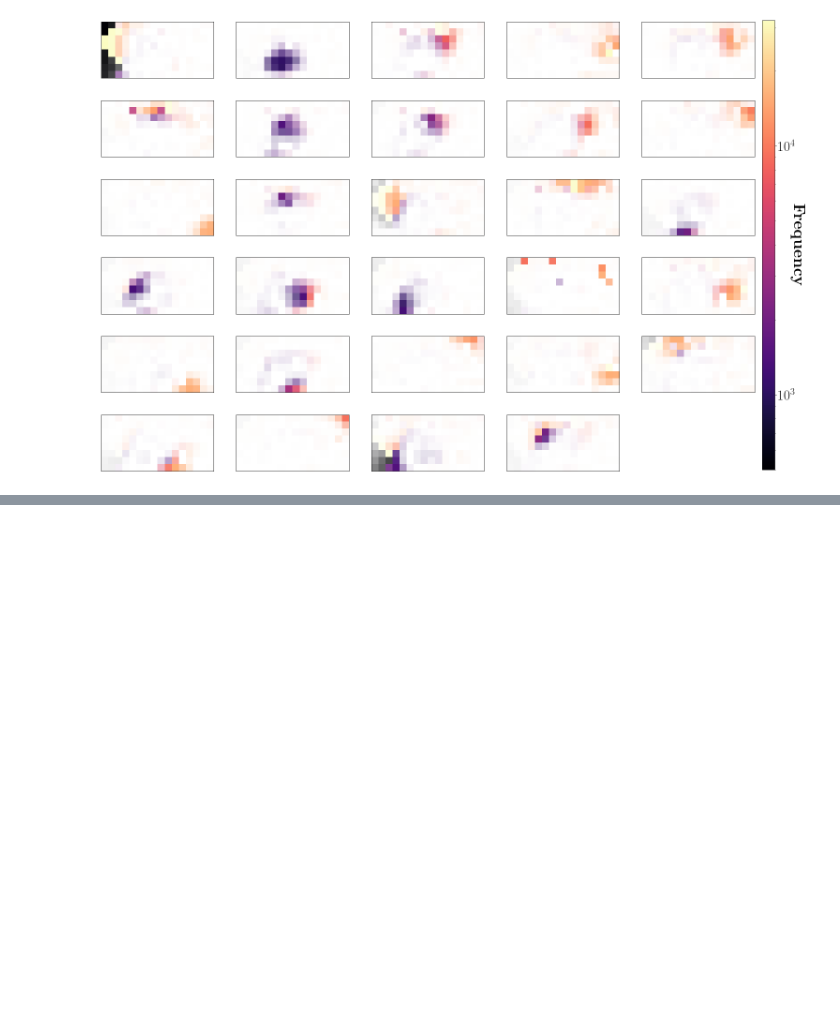
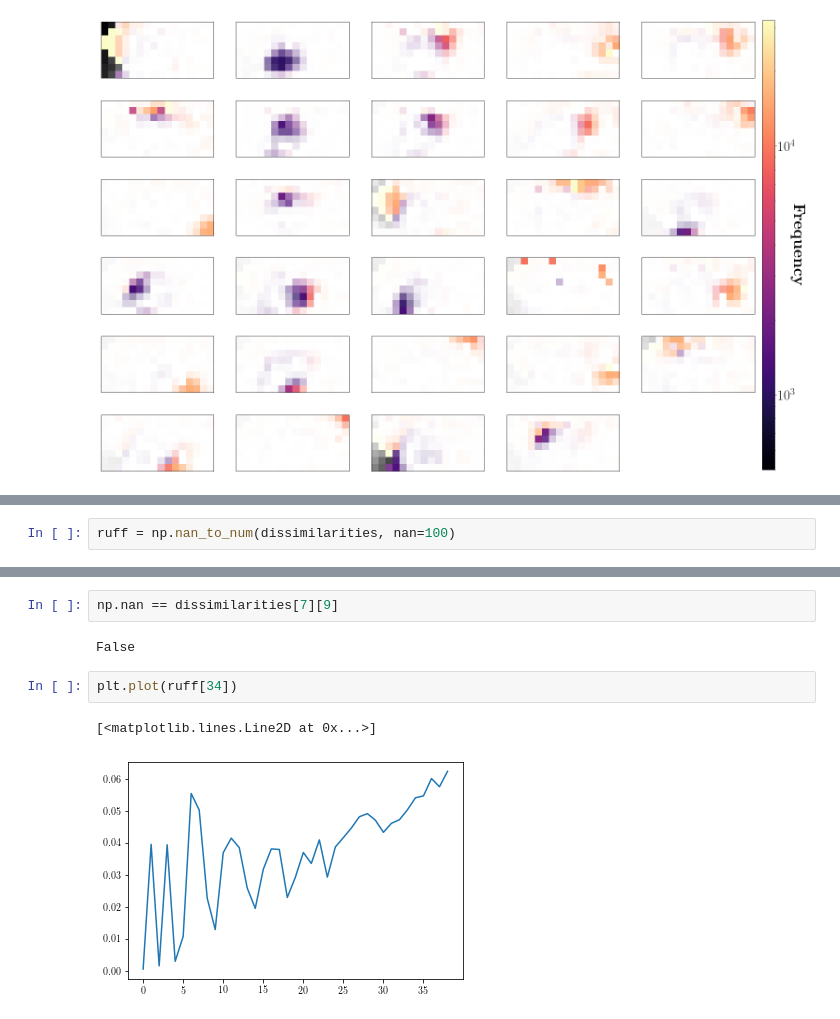
Before and after one commit to BouchardLab/neuroinference, a Jupyter notebook: notebooks/dimensionality_reduction/nmf_analysis.ipynb, the cells around one changed output, grey strips where cells are left out. Drawn from its saved outputs; the diff is of its cells as text; blank space fills up the shorter version.

```diff
--- a/notebooks/dimensionality_reduction/nmf_analysis.ipynb
+++ b/notebooks/dimensionality_reduction/nmf_analysis.ipynb
@@ -198,0 +229,2 @@ plt.show()
+# %%
+ruff = np.nan_to_num(dissimilarities, nan=100)
@@ -198,0 +249,9 @@ plt.show()
+# %%
+np.nan == dissimilarities[7][9]
+# %% [output]
+False
+# %%
+plt.plot(ruff[34])
+# %% [output]
+[<matplotlib.lines.Line2D at 0x...>]
+[figure, added]
```
Also changed, not shown: parts of 14 cells of this notebook.
